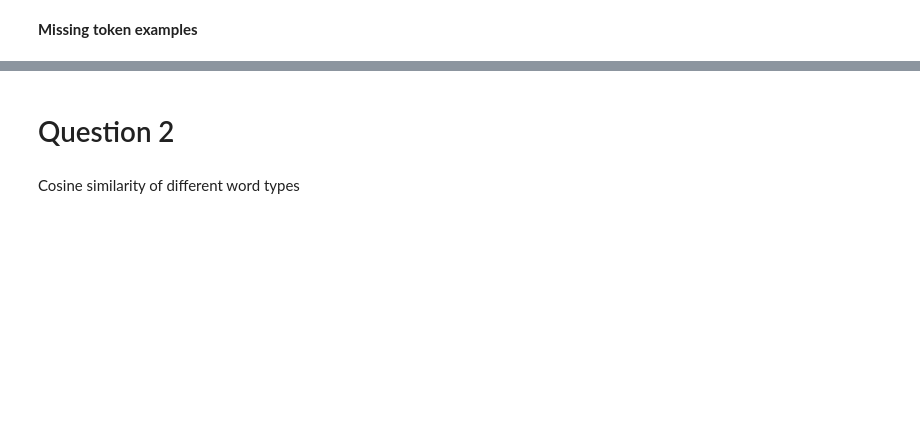
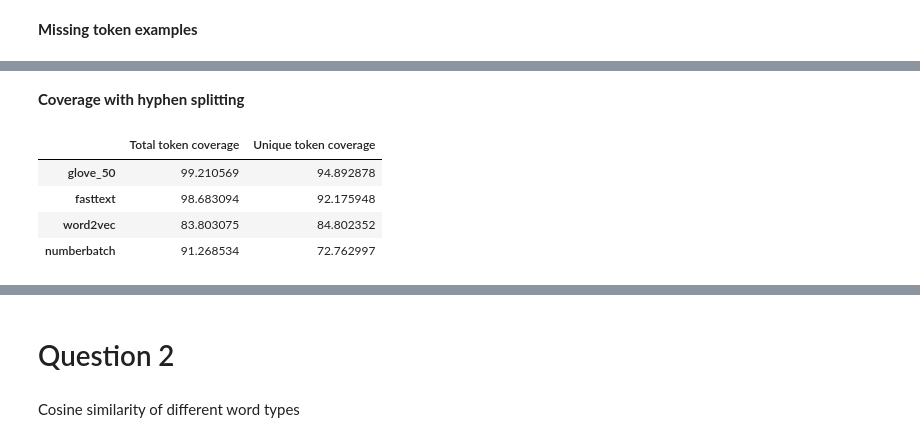
Before and after one commit to dries02/nlp1-student, a Jupyter notebook: project2/embedding_model_test.ipynb, the cells around one changed output, grey strips where cells are left out. Drawn from its saved outputs; the diff is of its cells as text; code cells hidden in the pictures; blank space fills up the shorter version.

```diff
--- a/project2/embedding_model_test.ipynb
+++ b/project2/embedding_model_test.ipynb
@@ -216,0 +246,31 @@ Lottiidae 80
+# %% [markdown]
+**Coverage with hyphen splitting**
+# %%
+def tokenize_split(text, model):
+    """Like tokenize(), but splits hyphenated words the model doesn't know"""
+    out = []
+    for token in tokenizer.tokenize(text):
+        if "-" in token and token not in model:
+            out.extend(p for p in token.split("-") if p)
+        else:
+            out.append(token)
+    return [t for t in out if any(c.isalnum() for c in t)]
+
+split_rows = {}
+
+for name, model in models.items():
+    tokens_split = [t for sentence in sentences for t in tokenize_split(sentence, model)]
+    r = vocabulary_coverage(model, tokens_split)
+    split_rows[name] = {
+        "Total token coverage": r["total_token_coverage"] * 100,
+        "Unique token coverage": r["unique_token_coverage"] * 100,
+    }
+
+split_coverage_df = pd.DataFrame(split_rows).T
+display(split_coverage_df)
+# %% [output]
+|  | Total token coverage | Unique token coverage |
+| glove_50 | 99.210569 | 94.892878 |
+| fasttext | 98.683094 | 92.175948 |
+| word2vec | 83.803075 | 84.802352 |
+| numberbatch | 91.268534 | 72.762997 |
```
Also changed, not shown: parts of 21 cells of this notebook, 16 other files.
